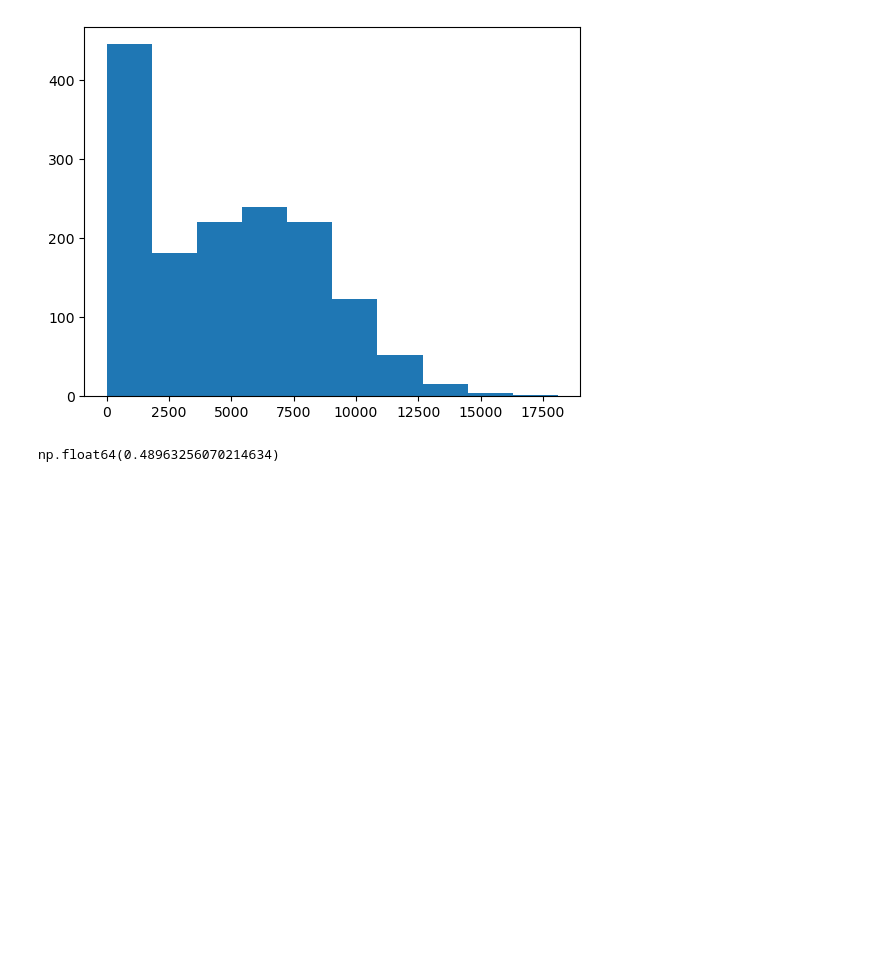
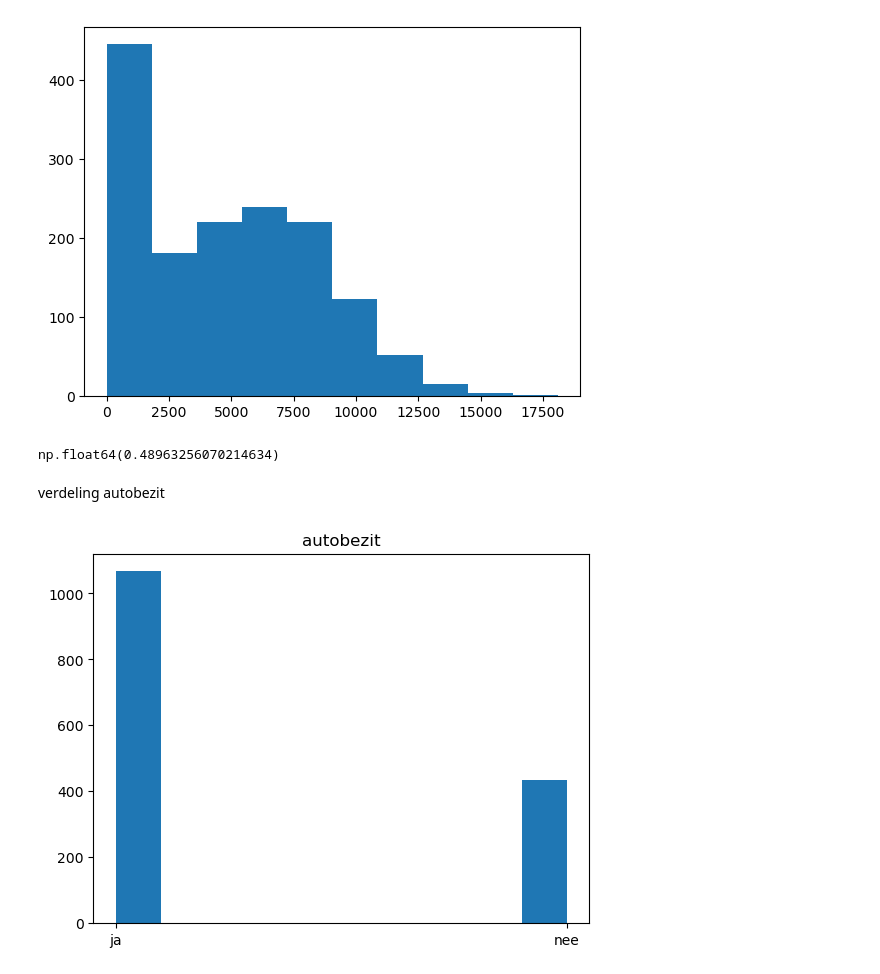
Before and after one commit to svenkr-6/Wiskunde_II_Portfolio, a Jupyter notebook: Sven.ipynb, the cells around one changed output. Saved outputs shown, nothing was run; the diff lists cells and outputs as text; code cells hidden in the pictures; blank space fills up the shorter version.

```diff
--- a/Sven.ipynb
+++ b/Sven.ipynb
@@ -253,3 +268,11 @@ kans = 1- stats.norm.cdf(z)
 kans
 # %% [output]
 np.float64(0.48963256070214634)
+# %% [markdown]
+verdeling autobezit
+# %%
+plt.hist(df['autobezit'])
+plt.title('autobezit')
+plt.show()
+# %% [output]
+[figure, added]
```
Also changed, not shown: parts of 4 cells of this notebook.
